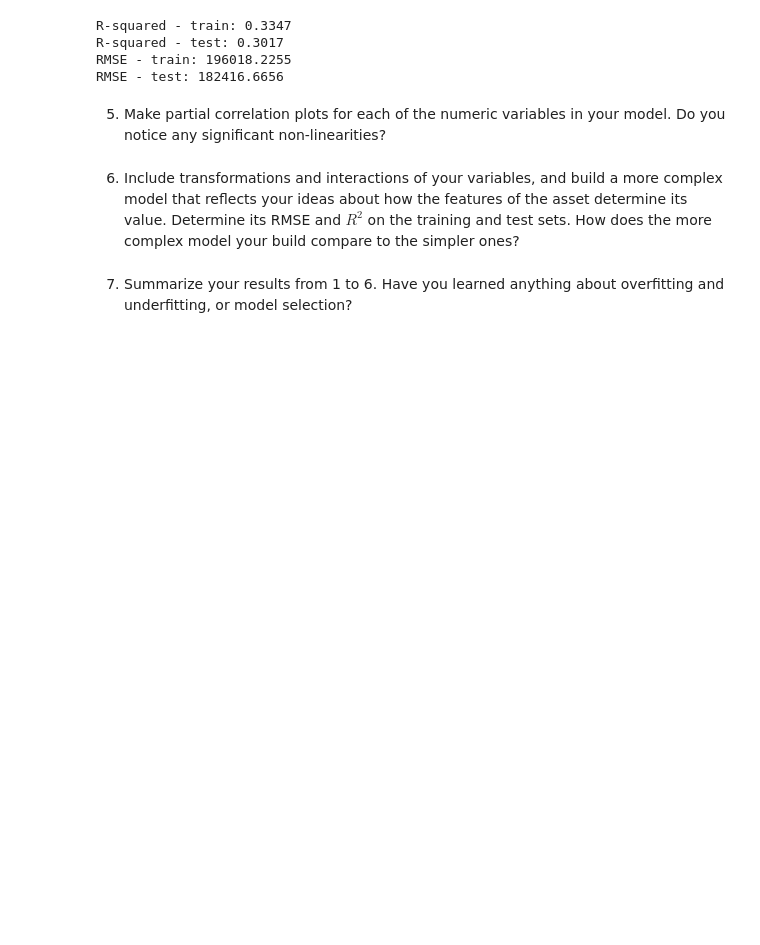
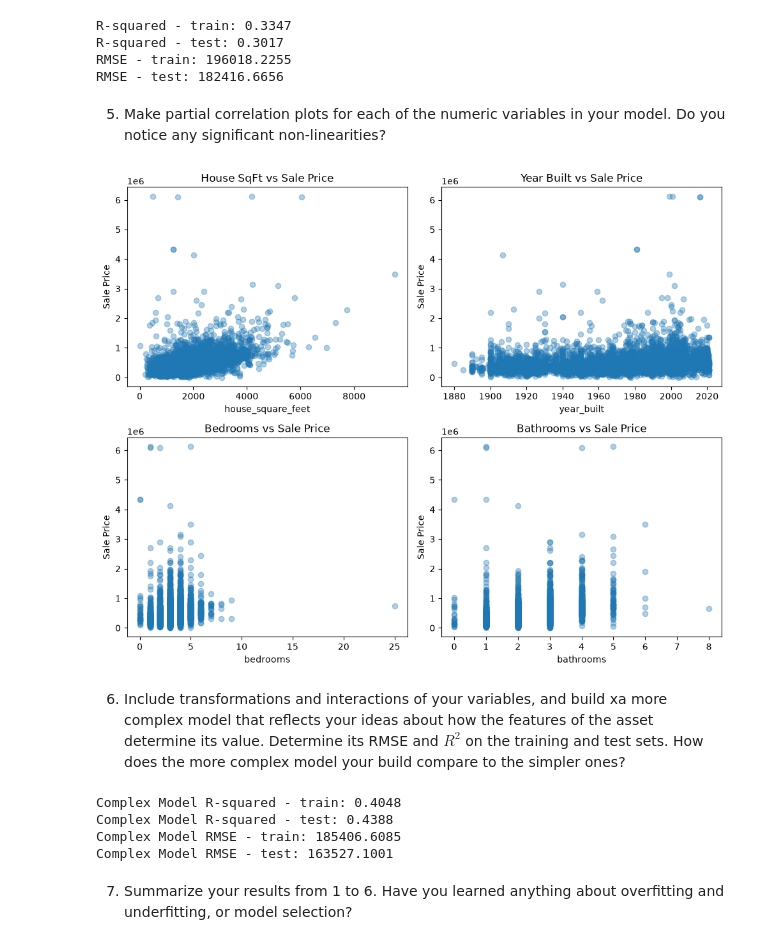
Before and after one commit to 9-uh/L02-hedonic-pricing, a Jupyter notebook: notebook.ipynb, the cells around one changed output. Cells and saved outputs as stored; diff of their text form; code cells hidden in the pictures; blank space fills up the shorter version.

```diff
--- a/notebook.ipynb
+++ b/notebook.ipynb
@@ -218,3 +218,30 @@ RMSE - test: 182416.6656
 # The model that has all of the features does the best based on R-squared and RMSE metrics. It has the lowest RMSE value and the highest R-squared.
 # %% [markdown]
 5. Make partial correlation plots for each of the numeric variables in your model. Do you notice any significant non-linearities?
+# %%
+import matplotlib.pyplot as plt
+fig, axes = plt.subplots(2, 2, figsize=(10, 8))
+axes[0, 0].scatter(x_train['house_square_feet'], y_train, alpha=0.35)
+axes[0, 0].set_title("House SqFt vs Sale Price")
+axes[0, 0].set_xlabel("house_square_feet")
+axes[0, 0].set_ylabel("Sale Price")
+
+axes[0, 1].scatter(x_train['year_built'], y_train, alpha=0.35)
+axes[0, 1].set_title("Year Built vs Sale Price")
+axes[0, 1].set_xlabel("year_built")
+axes[0, 1].set_ylabel("Sale Price")
+
+axes[1, 0].scatter(x_train['bedrooms'], y_train, alpha=0.35)
+axes[1, 0].set_title("Bedrooms vs Sale Price")
+axes[1, 0].set_xlabel("bedrooms")
+axes[1, 0].set_ylabel("Sale Price")
+
+axes[1, 1].scatter(x_train['bathrooms'], y_train, alpha=0.35)
+axes[1, 1].set_title("Bathrooms vs Sale Price")
+axes[1, 1].set_xlabel("bathrooms")
+axes[1, 1].set_ylabel("Sale Price")
+
+plt.tight_layout()
+plt.show()
+# %% [output]
+[figure, added]
@@ -221,2 +252,30 @@ RMSE - test: 182416.6656
 # %% [markdown]
-6. Include transformations and interactions of your variables, and build a more complex model that reflects your ideas about how the features of the asset determine its value. Determine its RMSE and $R^2$ on the training and test sets. How does the more complex model your build compare to the simpler ones?
+6. Include transformations and interactions of your variables, and build xa more complex model that reflects your ideas about how the features of the asset determine its value. Determine its RMSE and $R^2$ on the training and test sets. How does the more complex model your build compare to the simpler ones?
+# %%
+# I used PolynomialFeatures to easily build out the squared terms and interaction products easier like on the slides.
+# the house features work together to determine the value and price of the house
+
+from sklearn.preprocessing import PolynomialFeatures
+
+num_data = ['house_square_feet', 'year_built', 'bedrooms', 'bathrooms']
+expander = PolynomialFeatures(degree=2, include_bias=False)
+train_expanded = expander.fit_transform(x_train[num_data])
+test_expanded = expander.transform(x_test[num_data])
+x_train_poly = pd.DataFrame(train_expanded, columns=expander.get_feature_names_out(), index=x_train.index)
+x_test_poly = pd.DataFrame(test_expanded, columns=expander.get_feature_names_out(), index=x_test.index)
+x_train_cat = x_train.drop(columns=num_data)
+x_test_cat = x_test.drop(columns=num_data)
+x_train_complex = pd.concat([x_train_cat, x_train_poly], axis=1)
+x_test_complex = pd.concat([x_test_cat, x_test_poly], axis=1)
+complex_model = LinearRegression()
+complex_model.fit(x_train_complex, y_train)
+print("Complex Model R-squared - train:", round(complex_model.score(x_train_complex, y_train), 4))
+print("Complex Model R-squared - test:", round(complex_model.score(x_test_complex, y_test), 4))
+
+print('Complex Model RMSE - train:', round(root_mean_squared_error(y_train, complex_model.predict(x_train_complex)), 4))
+print('Complex Model RMSE - test:', round(root_mean_squared_error(y_test, complex_model.predict(x_test_complex)), 4))
+# %% [output]
+Complex Model R-squared - train: 0.4048
+Complex Model R-squared - test: 0.4388
+Complex Model RMSE - train: 185406.6085
+Complex Model RMSE - test: 163527.1001
```
Also changed, not shown: parts of 4 cells of this notebook.
